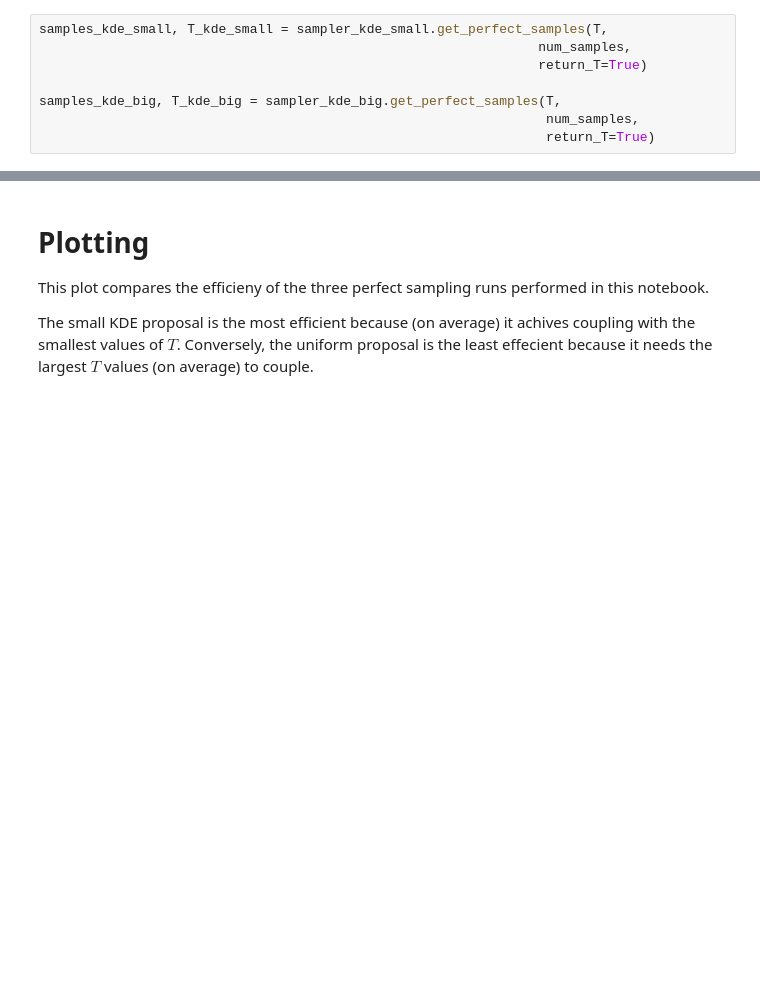
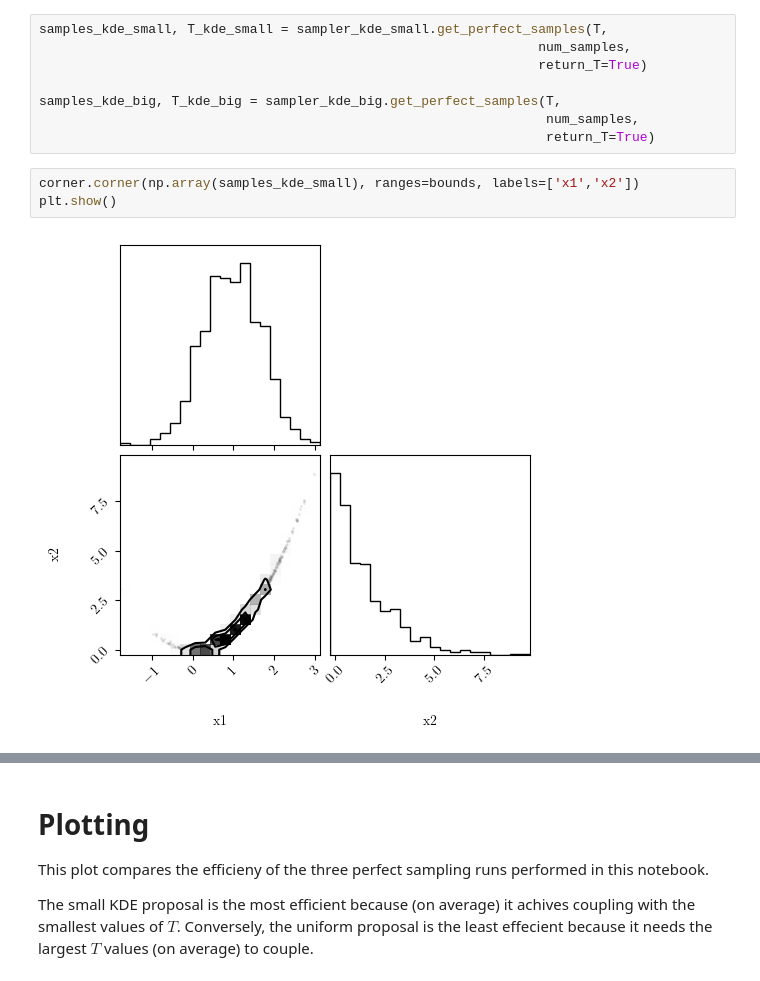
Before and after one commit to cjm96/mcmc_infinity, a Jupyter notebook: mcmc_infinity/examples/rosenbrock_demo.ipynb, the cells around one changed output, grey strips where cells are left out. Saved outputs shown, nothing was run; the diff lists cells and outputs as text; blank space fills up the shorter version.

```diff
--- a/mcmc_infinity/examples/rosenbrock_demo.ipynb
+++ b/mcmc_infinity/examples/rosenbrock_demo.ipynb
@@ -180,3 +188,8 @@ samples_kde_small, T_kde_small = sampler_kde_small.get_perfect_samples(T,
 samples_kde_big, T_kde_big = sampler_kde_big.get_perfect_samples(T,
                                                                  num_samples,
                                                                  return_T=True)
+# %%
+corner.corner(np.array(samples_kde_small), ranges=bounds, labels=['x1','x2'])
+plt.show()
+# %% [output]
+[figure, added]
```
Also changed, not shown: parts of 3 cells of this notebook.
